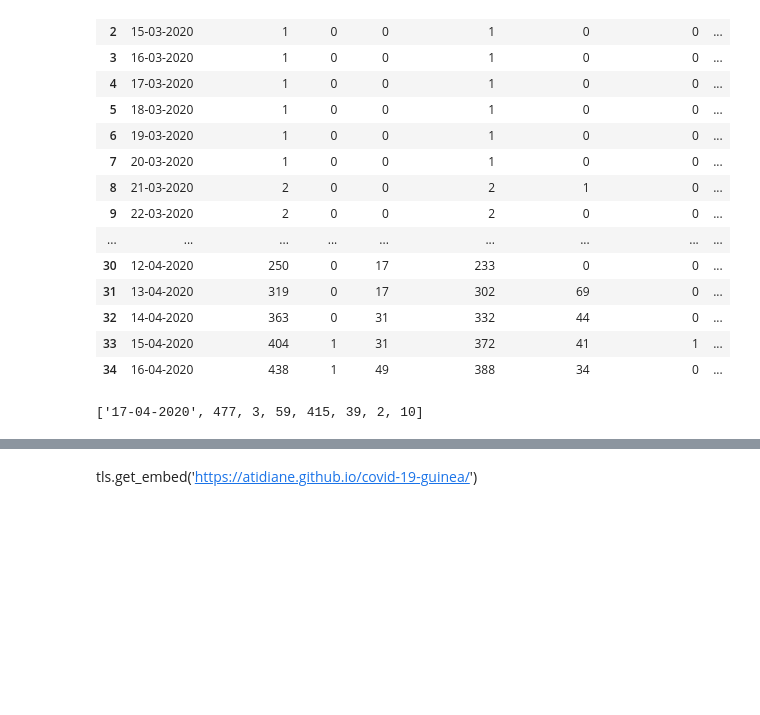
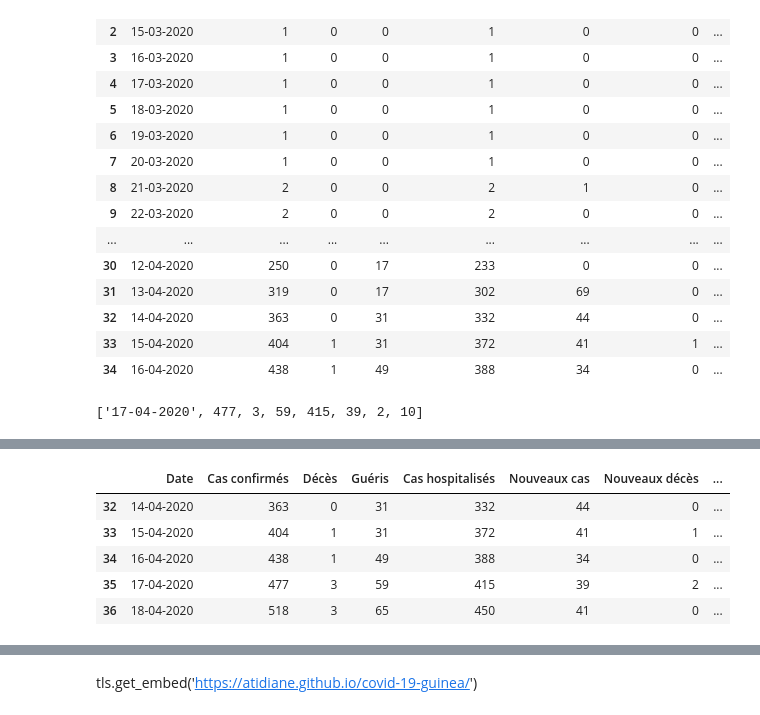
Before and after one commit to ATidiane/Covid-19-Guinea, a Jupyter notebook: notebooks/covid-19-dashboards.ipynb, the cells around one changed output, grey strips where cells are left out. Cells and saved outputs as stored; diff of their text form; code cells hidden in the pictures; blank space fills up the shorter version.

```diff
--- a/notebooks/covid-19-dashboards.ipynb
+++ b/notebooks/covid-19-dashboards.ipynb
@@ -52,6 +52,7 @@ COVID_19_DATA_PATH = '../../COVID-19/'
 DAILY_REPORTS_PATH = COVID_19_DATA_PATH+'csse_covid_19_data/csse_covid_19_daily_reports/'
 GUINEA_COVID_19_START_DATE = '03-13-2020'
 ANSS_URL = 'https://anss-guinee.org'
+GUINEA_COVID_19_DATA_PATH = '../data/guinea.csv'
 # %% [markdown]
 ## Scraping ANSS
 # %% [markdown]
@@ -180,3 +179,14 @@ fig.show()
 [interactive output not drawn]
 [interactive output not drawn]
 [interactive output not drawn]
+# %%
+df_guinea = pd.read_csv(GUINEA_COVID_19_DATA_PATH)
+# %%
+df_guinea.tail()
+# %% [output]
+|  | Date | Cas confirmés | Décès | Guéris | Cas hospitalisés | Nouveaux cas | Nouveaux décès | ... |
+| 32 | 14-04-2020 | 363 | 0 | 31 | 332 | 44 | 0 | ... |
+| 33 | 15-04-2020 | 404 | 1 | 31 | 372 | 41 | 1 | ... |
+| 34 | 16-04-2020 | 438 | 1 | 49 | 388 | 34 | 0 | ... |
+| 35 | 17-04-2020 | 477 | 3 | 59 | 415 | 39 | 2 | ... |
+| 36 | 18-04-2020 | 518 | 3 | 65 | 450 | 41 | 0 | ... |
```
Also changed, not shown: parts of 2 cells of this notebook, 1 other file.
